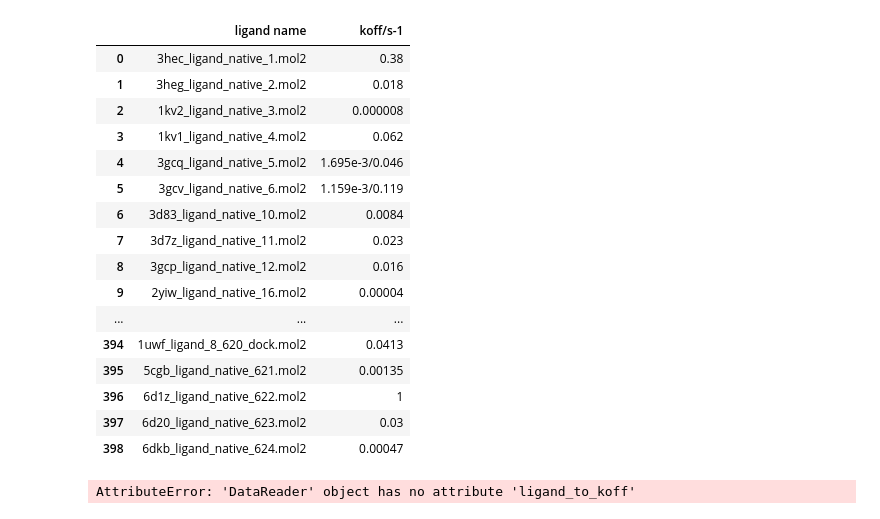
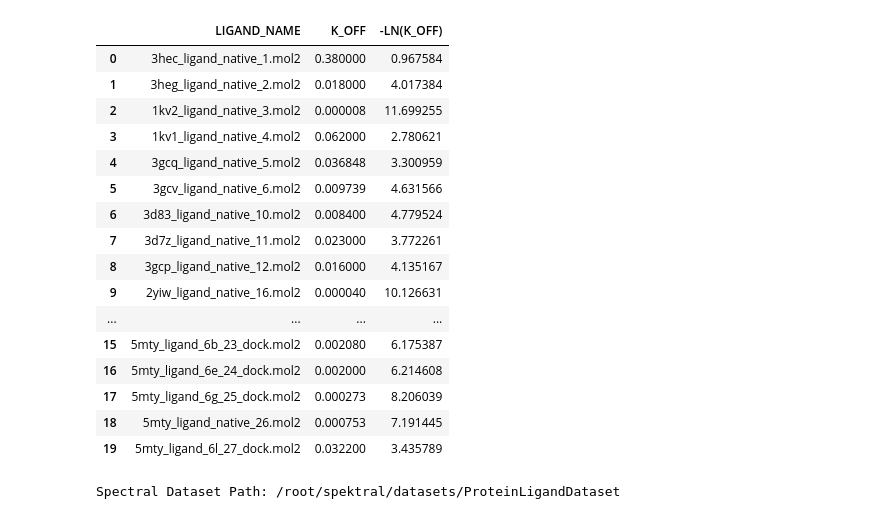
Before and after one commit to benjamin-ahlbrecht/protein-ligand-dissociation-gnn, a Jupyter notebook: protein-ligand-dissociation.ipynb, the cells around one changed output. Saved outputs shown, nothing was run; the diff lists cells and outputs as text; code cells hidden in the pictures.

Commit message:
Kaggle Notebook | ligand-dissociation | Version 3

```diff
--- a/protein-ligand-dissociation.ipynb
+++ b/protein-ligand-dissociation.ipynb
@@ -42,3 +87,18 @@ DATA_DIR = "../input/koff-dataset/koff_dataset"
+# %%
+# Dataset directory
+DATA_DIR = "../input/ligand-dissociation-prediction/koff_dataset"
+
+# Data Splitting
+TRAIN_VAL_PROPORTION = 0.9
+TRAIN_PROPORTION = TRAIN_VAL_PROPORTION * 0.8
+VAL_PROPORTION = TRAIN_VAL_PROPORTION * 0.2
+
+
+# Model (Hyper)-Parameters
+BATCH_SIZE = 16
+EPOCHS = 100
+LEARNING_RATE = 0.01
+EARLY_STOP_PATIENCE = 10
 # %%
 class DataReader():
     def __init__(self, data_dir:str):
@@ -274,25 +418,25 @@ class DataReader():
 # %%
 data_reader = DataReader(DATA_DIR)
-HTML(data_reader.metadata.to_html())
+data_reader.metadata.head(20)
 # %% [output]
-|  | ligand name | koff/s-1 |
-| 0 | 3hec_ligand_native_1.mol2 | 0.38 |
-| 1 | 3heg_ligand_native_2.mol2 | 0.018 |
-| 2 | 1kv2_ligand_native_3.mol2 | 0.000008 |
-| 3 | 1kv1_ligand_native_4.mol2 | 0.062 |
-| 4 | 3gcq_ligand_native_5.mol2 | 1.695e-3/0.046 |
-| 5 | 3gcv_ligand_native_6.mol2 | 1.159e-3/0.119 |
-| 6 | 3d83_ligand_native_10.mol2 | 0.0084 |
-| 7 | 3d7z_ligand_native_11.mol2 | 0.023 |
-| 8 | 3gcp_ligand_native_12.mol2 | 0.016 |
-| 9 | 2yiw_ligand_native_16.mol2 | 0.00004 |
-| ... | ... | ... |
-| 394 | 1uwf_ligand_8_620_dock.mol2 | 0.0413 |
-| 395 | 5cgb_ligand_native_621.mol2 | 0.00135 |
-| 396 | 6d1z_ligand_native_622.mol2 | 1 |
-| 397 | 6d20_ligand_native_623.mol2 | 0.03 |
-| 398 | 6dkb_ligand_native_624.mol2 | 0.00047 |
+|  | LIGAND_NAME | K_OFF | -LN(K_OFF) |
+| 0 | 3hec_ligand_native_1.mol2 | 0.380000 | 0.967584 |
+| 1 | 3heg_ligand_native_2.mol2 | 0.018000 | 4.017384 |
+| 2 | 1kv2_ligand_native_3.mol2 | 0.000008 | 11.699255 |
+| 3 | 1kv1_ligand_native_4.mol2 | 0.062000 | 2.780621 |
+| 4 | 3gcq_ligand_native_5.mol2 | 0.036848 | 3.300959 |
+| 5 | 3gcv_ligand_native_6.mol2 | 0.009739 | 4.631566 |
+| 6 | 3d83_ligand_native_10.mol2 | 0.008400 | 4.779524 |
+| 7 | 3d7z_ligand_native_11.mol2 | 0.023000 | 3.772261 |
+| 8 | 3gcp_ligand_native_12.mol2 | 0.016000 | 4.135167 |
+| 9 | 2yiw_ligand_native_16.mol2 | 0.000040 | 10.126631 |
+| ... | ... | ... | ... |
+| 15 | 5mty_ligand_6b_23_dock.mol2 | 0.002080 | 6.175387 |
+| 16 | 5mty_ligand_6e_24_dock.mol2 | 0.002000 | 6.214608 |
+| 17 | 5mty_ligand_6g_25_dock.mol2 | 0.000273 | 8.206039 |
+| 18 | 5mty_ligand_native_26.mol2 | 0.000753 | 7.191445 |
+| 19 | 5mty_ligand_6l_27_dock.mol2 | 0.032200 | 3.435789 |
-# %%
-data_reader.get_features("3heg_ligand_native_2.mol2")
-# %% [output]
-AttributeError: 'DataReader' object has no attribute 'ligand_to_koff'
+# %%
+dataset = ProteinLigandDataset(DATA_DIR)
+# %% [output]
+Spectral Dataset Path: /root/spektral/datasets/ProteinLigandDataset
```
Also changed, not shown: parts of 13 cells of this notebook.
